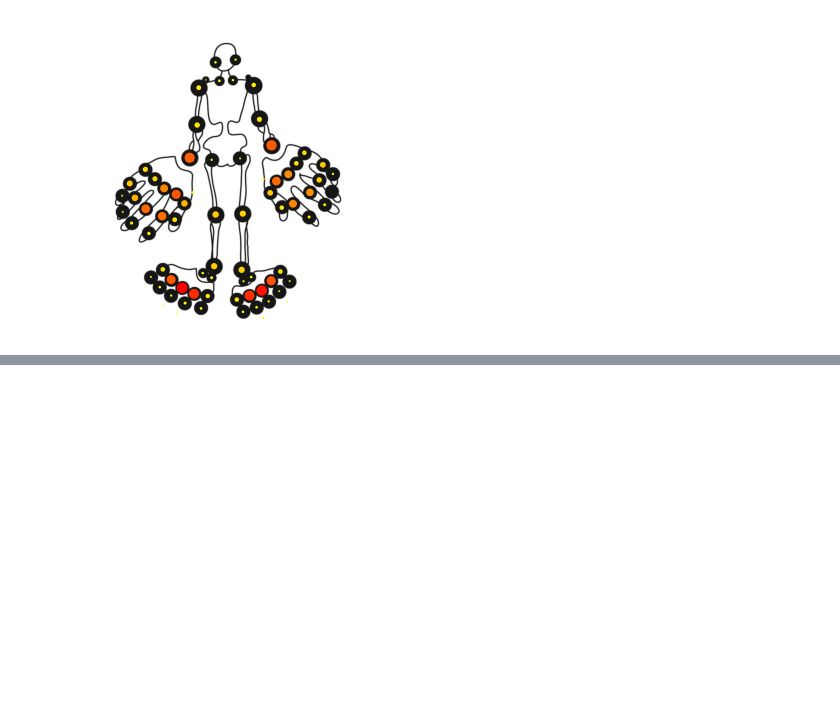
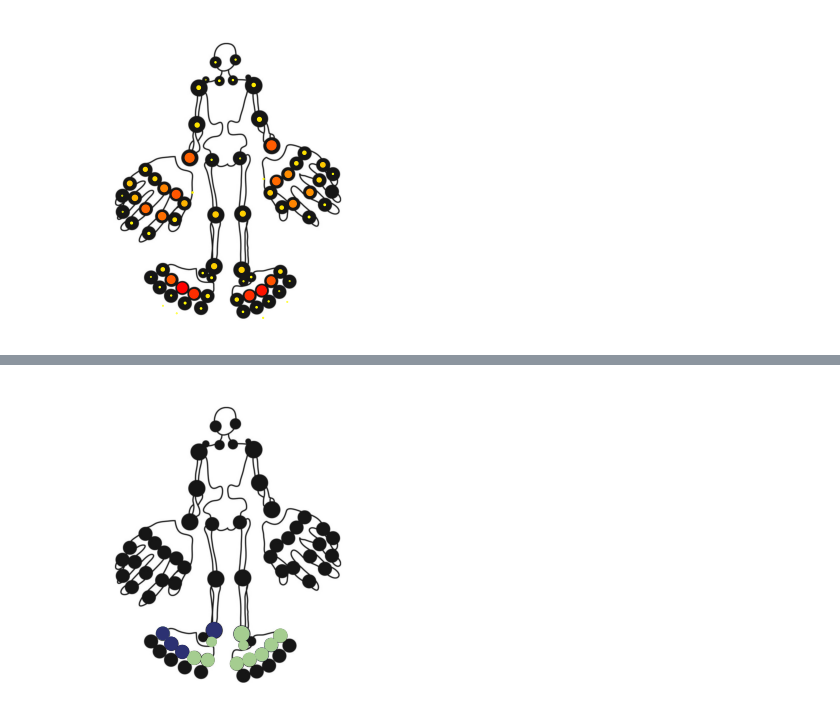
Before and after one commit to levrex/SimpleJIP, a Jupyter notebook: Simplified_JIP_classification_Leiden.ipynb, the cells around one changed output, grey strips where cells are left out. Saved outputs shown, nothing was run; the diff lists cells and outputs as text; code cells hidden in the pictures; blank space fills up the shorter version.

```diff
--- a/Simplified_JIP_classification_Leiden.ipynb
+++ b/Simplified_JIP_classification_Leiden.ipynb
@@ -416,0 +472,30 @@ plt.show()
+# %%
+l_col_feet = l_t_feet_44 + l_s_feet_44 #+ ['onderste_sprong']
+
+# total = Swollen
+df_total = df_man[df_man['pseudoId'].isin(l_pat)].copy() # pd.concat([df_sjc, df_tjc]).groupby('pseudoId', as_index=False).mean()
+#df_total[l_col_min28] = 1
+
+#create scatterplot (toDo: for both big & small joints)
+l_col = [col for col in df_total.columns if col not in ['pseudoId', 'patnr','FirstConsult', 'index']]
+df_plot = pd.DataFrame(df_total[df_total[l_col_feet].isin([0,1])].mean().T)
+df_plot= df_plot.reset_index()
+df_plot.columns = ['feature', 'value']
+df_plot['x'], df_plot['y'], df_plot['s'] = zip(*df_plot['feature'].apply(lambda x : func.get_mannequin_coord(x)))
+#df_plot['s'] = df_plot['s'] * df_plot['value']
+
+# Visualize gestalt
+im = plt.imread('figures/template/Mannequin_large_old.jpg')
+implot = plt.imshow(im)
+plt.scatter(df_plot.x, df_plot.y, s=df_plot.s, c=df_plot.value, cmap='crest') # cool
+
+
+fig = plt.gcf()
+plt.axis('off')
+#plt.text(450, 1, r'Cluster %s' % str(CLUSTER+1), fontsize=15)
+fig.set_dpi(100)
+
+sns.set(rc={'axes.facecolor':'#0000FF', 'figure.facecolor':(0,0,0,0), "savefig.facecolor": (0, 0, 0, 0)})  # blue  with alpha = 20%'})
+plt.show()
+# %% [output]
+[figure, added]
```
Also changed, not shown: parts of 5 cells of this notebook, 12 other files.
